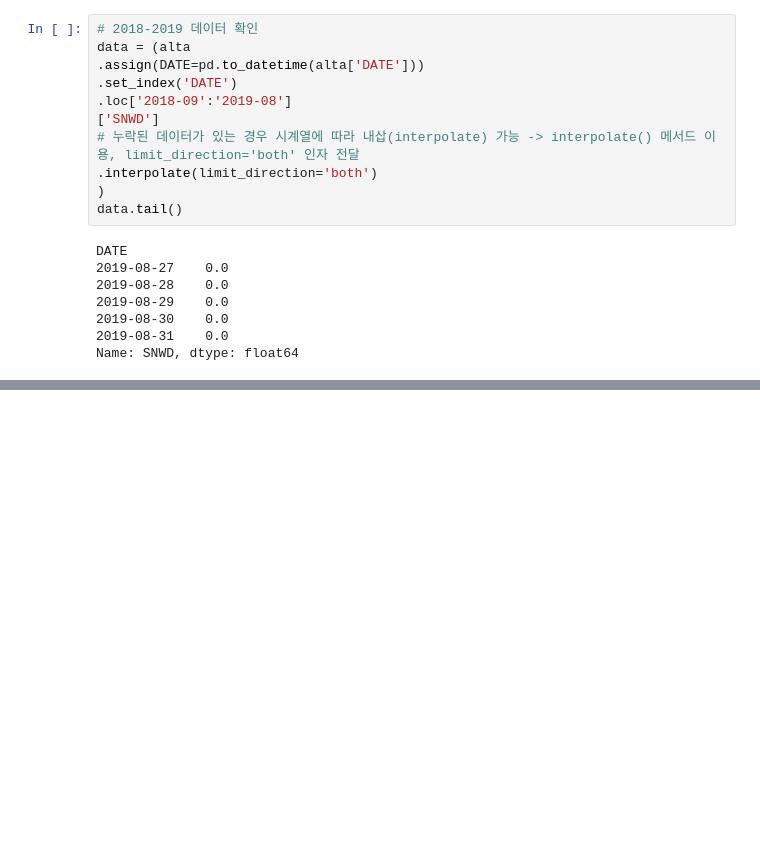
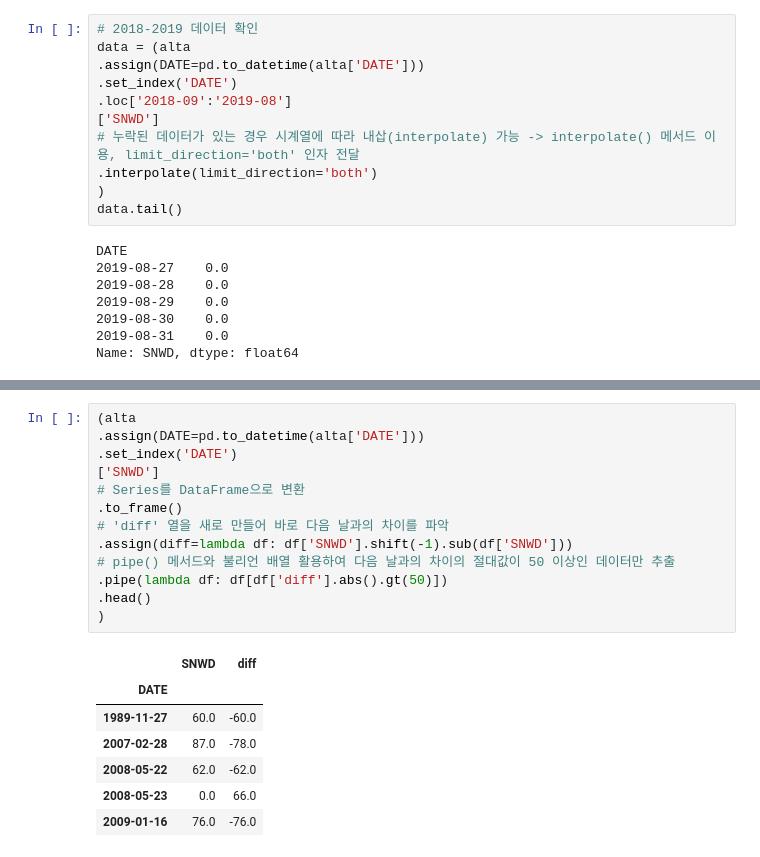
Before and after one commit to minstrel1149/pandas_practice-cookbook1, a Jupyter notebook: Pd_cookbook_1_chapter13.ipynb, the cells around one changed output, grey strips where cells are left out. Drawn from its saved outputs; the diff is of its cells as text; blank space fills up the shorter version.

```diff
--- a/Pd_cookbook_1_chapter13.ipynb
+++ b/Pd_cookbook_1_chapter13.ipynb
@@ -124,3 +124,24 @@ ax.stackplot(data.index, data, color=white)
 # %% [output]
 [<matplotlib.collections.PolyCollection at 0x...>]
 [drawing not drawn]
+# %%
+(alta
+.assign(DATE=pd.to_datetime(alta['DATE']))
+.set_index('DATE')
+['SNWD']
+# Series를 DataFrame으로 변환
+.to_frame()
+# 'diff' 열을 새로 만들어 바로 다음 날과의 차이를 파악
+.assign(diff=lambda df: df['SNWD'].shift(-1).sub(df['SNWD']))
+# pipe() 메서드와 불리언 배열 활용하여 다음 날과의 차이의 절대값이 50 이상인 데이터만 추출
+.pipe(lambda df: df[df['diff'].abs().gt(50)])
+.head()
+)
+# %% [output]
+|  | SNWD | diff |
+| DATE |  |  |
+| 1989-11-27 | 60.0 | -60.0 |
+| 2007-02-28 | 87.0 | -78.0 |
+| 2008-05-22 | 62.0 | -62.0 |
+| 2008-05-23 | 0.0 | 66.0 |
+| 2009-01-16 | 76.0 | -76.0 |
```
Also changed, not shown: parts of 6 cells of this notebook.
